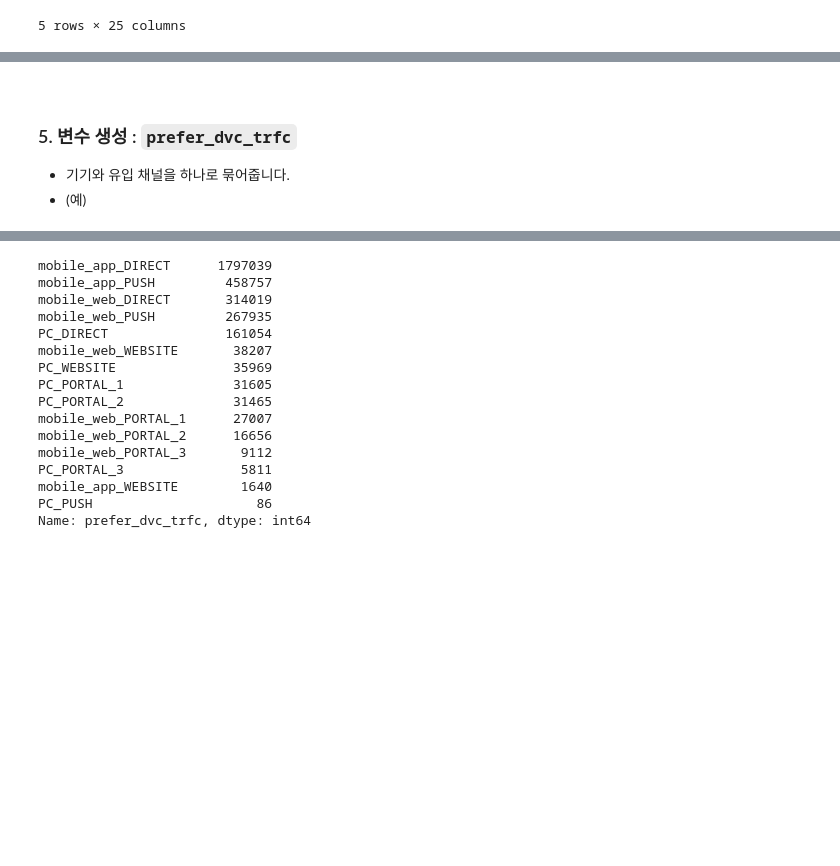
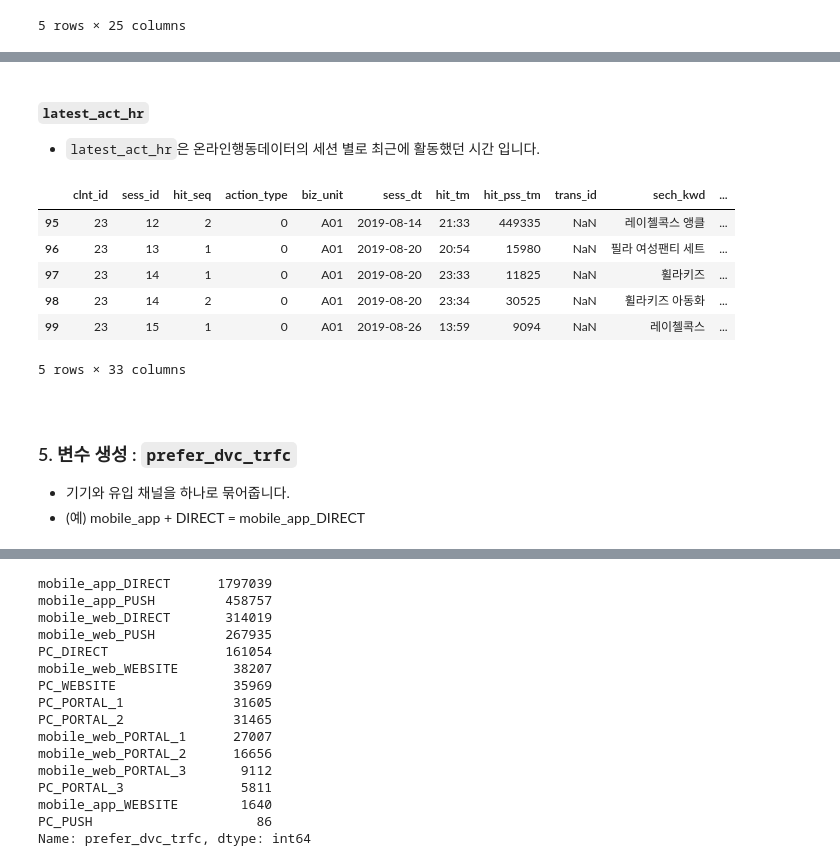
Before and after one commit to PEBpung/Lpoint-Hackathon, a Jupyter notebook: src/04. feature_생성.ipynb, the cells around one changed output, grey strips where cells are left out. Saved outputs shown, nothing was run; the diff lists cells and outputs as text; code cells hidden in the pictures; blank space fills up the shorter version.

```diff
--- a/src/04. feature_생성.ipynb
+++ b/src/04. feature_생성.ipynb
@@ -199,0 +177,22 @@ df1_online = df1_online.groupby(['clnt_id', 'sess_id', 'buy_id']).apply(lambda x
+# %%
+df1_online.loc[df1_online['latest_pv_hr_1'].isnull(),'latest_pv_hr_1'] = 0
+df1_online.loc[df1_online['latest_pv_hr_2'].isnull(),'latest_pv_hr_2'] = 0
+df1_online.loc[df1_online['latest_pv_hr_3'].isnull(),'latest_pv_hr_3'] = 0
+# %% [markdown]
+##### `latest_act_hr`
+- `latest_act_hr`은 온라인행동데이터의 세션 별로 최근에 활동했던 시간 입니다.
+# %%
+def latest_act_hr(df):
+    temp_df = df[['sess_id', 'hour']].groupby('sess_id').first()
+    for s in df['sess_id'].unique():
+        temp = temp_df[temp_df.index < s].tail(3)
+        temp_idx = df[df['sess_id'] == s].index
+        for i in range(len(temp)):
+              df.loc[temp_idx, f'latest_act_hr_{i+1}'] = temp.iloc[-(i+1), 0]
+    return df
+# %%
+df1_online = df1_online.groupby('clnt_id').apply(lambda x : latest_act_hr(x))
+# %%
+df1_online.loc[df1_online['latest_act_hr_1'].isnull(),'latest_act_hr_1'] = -1
+df1_online.loc[df1_online['latest_act_hr_2'].isnull(),'latest_act_hr_2'] = -1
+df1_online.loc[df1_online['latest_act_hr_3'].isnull(),'latest_act_hr_3'] = -1
@@ -200,3 +201,13 @@ df1_online = df1_online.groupby(['clnt_id', 'sess_id', 'buy_id']).apply(lambda x
+# %%
+df1_online.head(100).tail(5)
+# %% [output]
+|  | clnt_id | sess_id | hit_seq | action_type | biz_unit | sess_dt | hit_tm | hit_pss_tm | trans_id | sech_kwd | ... |
+| 95 | 23 | 12 | 2 | 0 | A01 | 2019-08-14 | 21:33 | 449335 | NaN | 레이첼콕스 앵클 | ... |
+| 96 | 23 | 13 | 1 | 0 | A01 | 2019-08-20 | 20:54 | 15980 | NaN | 필라 여성팬티 세트 | ... |
+| 97 | 23 | 14 | 1 | 0 | A01 | 2019-08-20 | 23:33 | 11825 | NaN | 휠라키즈 | ... |
+| 98 | 23 | 14 | 2 | 0 | A01 | 2019-08-20 | 23:34 | 30525 | NaN | 휠라키즈 아동화 | ... |
+| 99 | 23 | 15 | 1 | 0 | A01 | 2019-08-26 | 13:59 | 9094 | NaN | 레이첼콕스 | ... |
+5 rows × 33 columns
 # %%
 df1_online.to_csv('./data/online_04-4.csv',index=False)
 # %%
@@ -206,7 +217,7 @@ df1_online = pd.read_csv('./data/online_04-4.csv')
 
 ### 5. 변수 생성 : `prefer_dvc_trfc`
 - 기기와 유입 채널을 하나로 묶어줍니다.
-- (예)
+- (예) mobile_app + DIRECT = mobile_app_DIRECT
 # %%
 # dvc_ctg_nm, trfc_src에 따라 선호하는 유입 유형인 col (prefer_dvc_trfc) 생성
 df1_online['prefer_dvc_trfc'] = df1_online['dvc_ctg_nm'].str.cat(df1_online['trfc_src'],sep="_")
```
Also changed, not shown: parts of 37 cells of this notebook, 1 other file.
